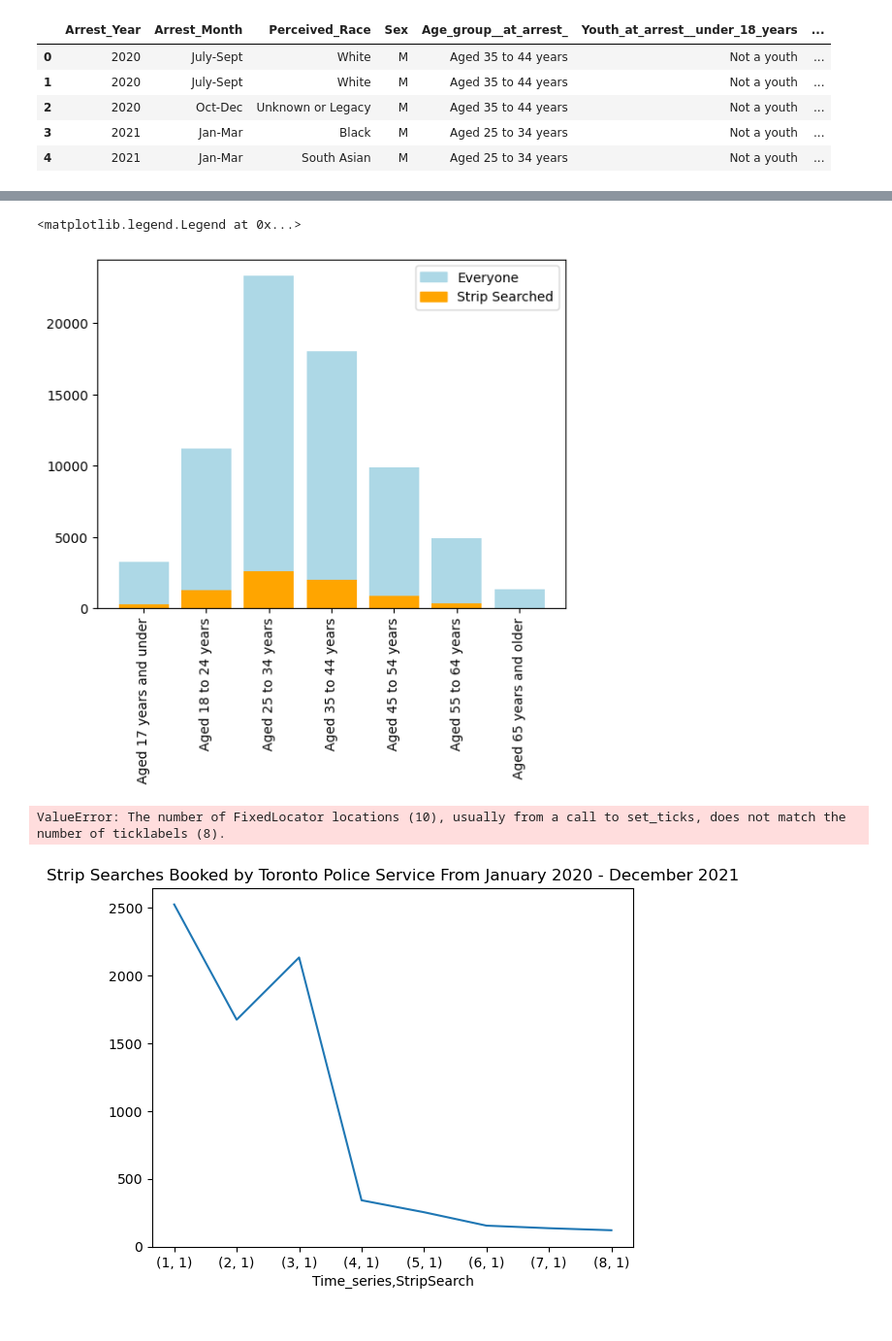
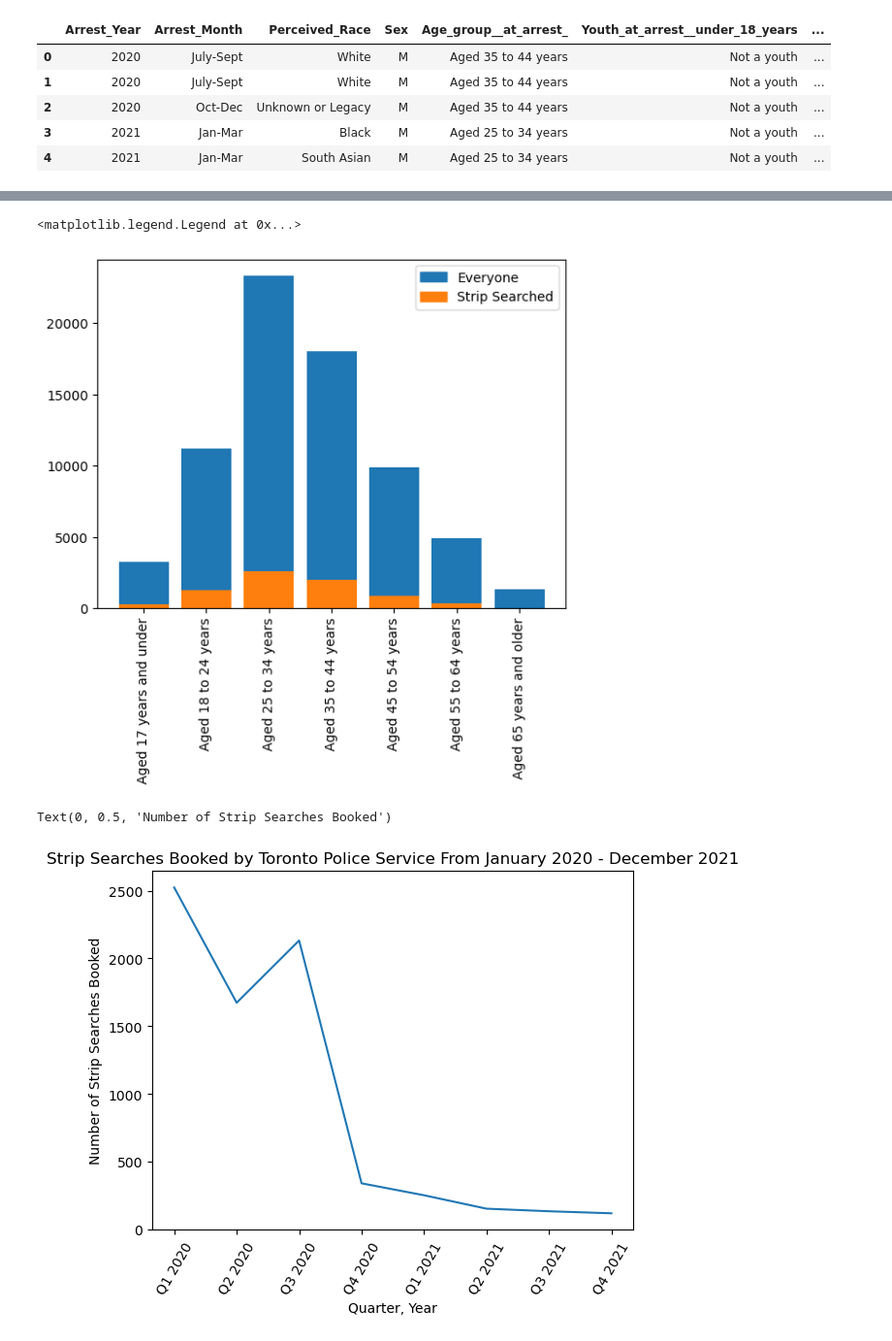
Before and after one commit to cooeoeooc/2178_g38, a Jupyter notebook: group38_code.ipynb, the cells around one changed output, grey strips where cells are left out. Shown at 97% size. Cells and saved outputs as stored; diff of their text form; code cells hidden in the pictures.

```diff
--- a/group38_code.ipynb
+++ b/group38_code.ipynb
@@ -176,15 +112,15 @@ array(['Assault & Other crimes against persons', 'Harassment/Threatening',
        'Other Statute & Other Incident Type', 'Impaired', 'Homicide'],
       dtype=object)
 # %%
-dict_for_replace={'Assault & Other crimes against persons':'assault',
-                  'Assault':'assault',
-                 'Robbery & Theft':'robbery',
-                 'Robbery/Theft':'robbery',
-                 'Warrant':'warrant',
-                 'FTA/FTC/Compliance Check/Parollee':'ftaftc',
-                 'FTA/FTC, Compliance Check & Parollee':'ftaftc',
-                 'Police Category - Administrative':'police',
-                 'Drug Related':'drug'}
+dict_for_replace={'Assault & Other crimes against persons':0,
+                  'Assault':0,
+                 'Robbery & Theft':1,
+                 'Robbery/Theft':1,
+                 'Warrant':2,
+                 'FTA/FTC/Compliance Check/Parollee':3,
+                 'FTA/FTC, Compliance Check & Parollee':3,
+                 'Police Category - Administrative':4,
+                 'Drug Related':5}
 # %%
 data['Occurrence_Category']=data['Occurrence_Category'].replace(dict_for_replace)
 # %%
@@ -209,5 +141,6 @@ sum(data['Occurrence_Category']=='drug')
 # %%
-data['Occurrence_Category'] = data['Occurrence_Category'].where(data['Occurrence_Category'].isin(list(dict_for_replace.values()))==True, 'others')
+data['Occurrence_Category'] = data['Occurrence_Category'].where(data['Occurrence_Category'].isin(list(dict_for_replace.values()))==True, 6)
+#7 means others
 # %%
 data['Occurrence_Category']
 # %% [output]
@@ -328,10 +259,10 @@ ages.insert(1, reordered_2)
 
 age_counts = data.Age_group_clean.value_counts().sort_index(ascending = True)
 
-plt.bar(x = ages, height = age_counts, bottom = data.groupby(["Age_group_clean"])["StripSearch"].sum(), color = "lightblue")
-plt.bar(x = ages, height = data.groupby(["Age_group_clean"])["StripSearch"].sum(), color = "orange")
+plt.bar(x = ages, height = age_counts, bottom = data.groupby(["Age_group_clean"])["StripSearch"].sum(), color = "C0")
+plt.bar(x = ages, height = data.groupby(["Age_group_clean"])["StripSearch"].sum(), color = "C1")
 plt.xticks(rotation = 90)
 plt.legend(handles, labels)
 # %% [output]
 <matplotlib.legend.Legend at 0x...>
-[figure, old version]
+[figure, new version]
@@ -351,20 +280,20 @@ data["Time_series"] = np.where((data["Arrest_Year"] == 2020) & (data["Arrest_Mon
 # %%
 # Line chart of strip search counts over time
 #%%script false
 StripSearch_1_data = data[data["StripSearch"] == 1]
 StripSearch_1_data.groupby(["Time_series"])["StripSearch"].value_counts()
 
 StripSearch_1_data.groupby(["Time_series"])["StripSearch"].value_counts().sort_index(ascending = True).plot()
 plt.title("Strip Searches Booked by Toronto Police Service From January 2020 - December 2021")
-axes = plt.subplot()
+axes = plt.gca()
+axes.set_xticks(ticks = [0, 1, 2, 3, 4, 5, 6, 7])
 axes.set_xticklabels(["Q1 2020", "Q2 2020", "Q3 2020", "Q4 2020", "Q1 2021", "Q2 2021", "Q3 2021", "Q4 2021"])
-  #  question: why do all the labels seem to shift one index over?
 plt.xticks(rotation = 60)
 plt.xlabel("Quarter, Year")
 plt.ylabel("Number of Strip Searches Booked")
 # %% [output]
-ValueError: The number of FixedLocator locations (10), usually from a call to set_ticks, does not match the number of ticklabels (8).
+Text(0, 0.5, 'Number of Strip Searches Booked')
-[figure, old version]
+[figure, new version]
 # %%
 #%%script false
 StripSearch_1_2020_data = data[(data["Arrest_Year"] == 2020) & (data["StripSearch"] == 1)]
```
Also changed, not shown: parts of 77 cells of this notebook.
